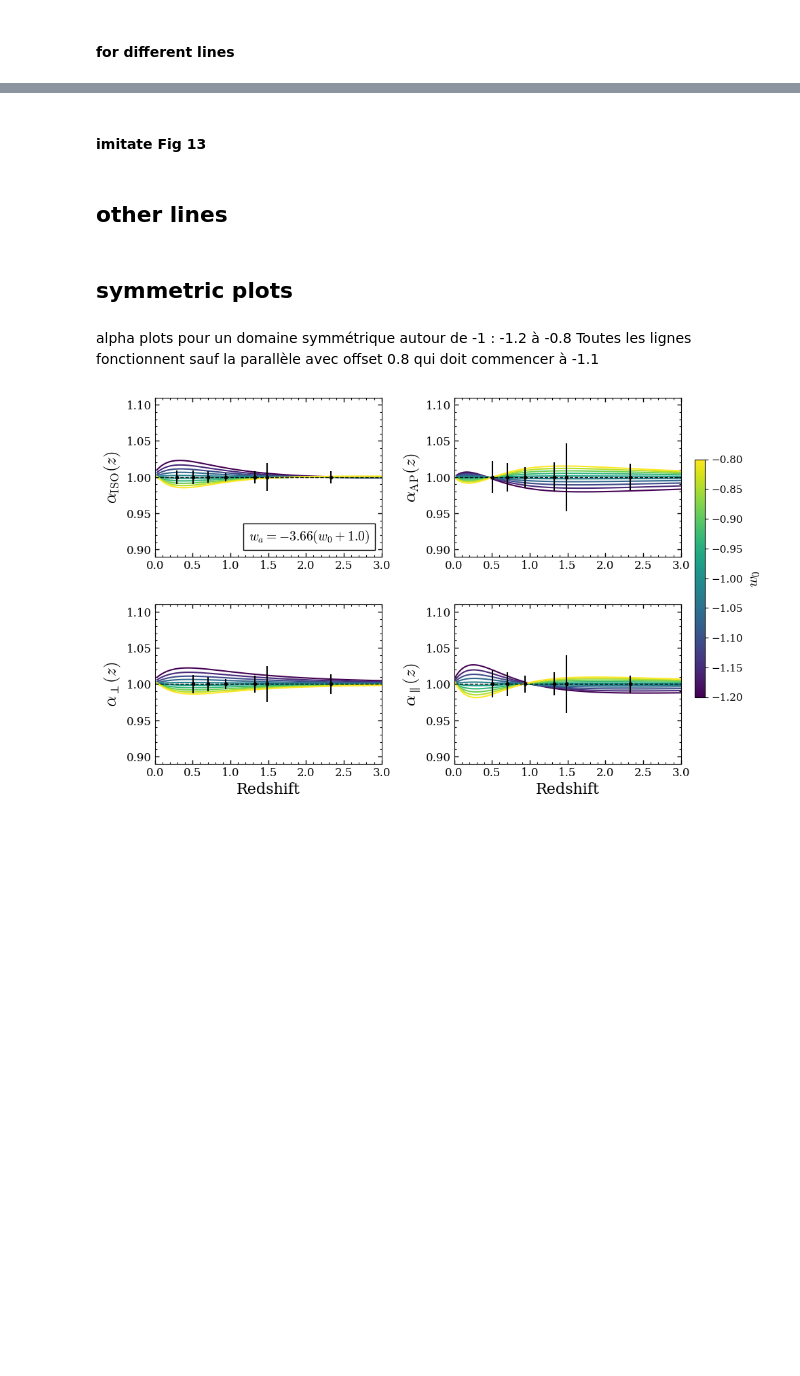
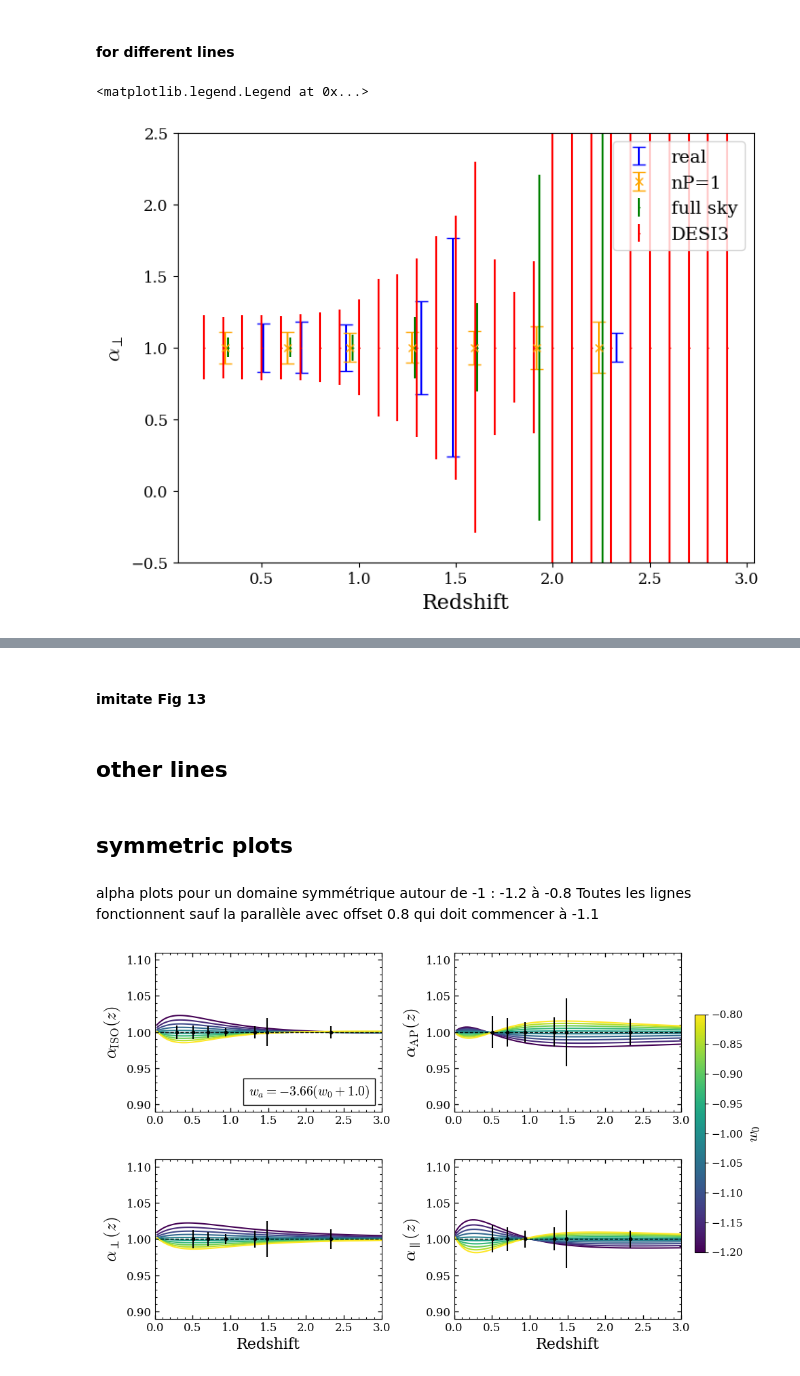
Before and after one commit to AdrienGond/PDM2026, a Jupyter notebook: notebooks/Forecast_error_bars_DM_DH.ipynb, the cells around one changed output, grey strips where cells are left out. Saved outputs shown, nothing was run; the diff lists cells and outputs as text; code cells hidden in the pictures; blank space fills up the shorter version.

```diff
--- a/notebooks/w_wa_analysis/degen_line_correct.ipynb
+++ b/notebooks/Forecast_error_bars_DM_DH.ipynb
@@ -607,3 +108,14 @@ def get_DESI_fid(redshift):
     DVover_rd_fid = DV_fid / rdrag_fid
 
     return DMover_rd_fid, DHover_rd_fid, DVover_rd_fid
+# %%
+cov_DESI2nP1 = np.loadtxt(r'C:\EPFL\MA4\code\PDM2026\cov_mat\DESI2nP=1\cov_DM_DH.txt')
+z_DESInP1 = np.loadtxt(r'C:\EPFL\MA4\code\PDM2026\cov_mat\DESI2nP=1\redshifts.txt')
+
+cov_DESI2fullsky = np.loadtxt(r'C:\EPFL\MA4\code\PDM2026\cov_mat\DESI2_fullsky\cov_DM_DH.txt')
+z_DESIfullsky = np.loadtxt(r'C:\EPFL\MA4\code\PDM2026\cov_mat\DESI2_fullsky\redshifts.txt')
+
+cov_DESI = np.loadtxt(r'C:\EPFL\MA4\code\COBAYA_packages\data\bao_data\desi_bao_dr2\desi_gaussian_bao_ALL_GCcomb_cov.txt')
+
+cov_DESI3 = np.loadtxt(r'C:\EPFL\MA4\code\PDM2026\cov_mat\DESI3\cov_DM_DH.txt')
+z_DESI3 = np.loadtxt(r'C:\EPFL\MA4\code\PDM2026\cov_mat\DESI3\redshifts.txt')
@@ -609,0 +141,37 @@ def get_DESI_fid(redshift):
+# %%
+err_DM_nP1, err_DH_nP1 = extract_error_bars(cov_DESI2nP1)
+err_DM_fullsky, err_DH_fullsky = extract_error_bars(cov_DESI2fullsky)
+
+err_DM_3, err_DH_3 = extract_error_bars(cov_DESI3)
+
+err_DM_real, err_DH_real = extract_error_bars(cov_DESI, DESI_style=True)
+# %%
+z = np.linspace(0.01, 3, 100)
+
+DM, DH, _ = get_DESI_fid(z)
+
+DESI_errors, z_DESI = get_DESI_errors()
+
+DM_err_DESI = [DESI_errors[z]['d_perp'] for z in z_DESI[1:]]
+DH_err_DESI = [DESI_errors[z]['d_par'] for z in z_DESI[1:]]
+
+DM_DESI, DH_DESI, _ = get_DESI_fid(z_DESI[1:])
+
+DM_nP1, DH_nP1, _ = get_DESI_fid(z_DESInP1)
+
+DM_fullsky, DH_fullsky, _ = get_DESI_fid(z_DESIfullsky)
+# %%
+plt.figure(figsize=(8, 6))
+plt.errorbar(z_DESI[1:], [1 for _ in z_DESI[1:]], yerr=err_DM_real, fmt='o', capsize=5, ms=0, label='real', color='blue')
+plt.errorbar(z_DESInP1, [1 for _ in z_DESInP1], yerr=err_DM_nP1, fmt='x', capsize=5, label='nP=1', color='orange')
+plt.errorbar(z_DESIfullsky + 0.015, [1 for _ in z_DESIfullsky], yerr=err_DM_fullsky, fmt='x', ms=1, label='full sky', color='green')
+plt.errorbar(z_DESI3, [1 for _ in z_DESI3], yerr=err_DM_3, fmt='x', ms=1, label='DESI3', color='red')
+
+plt.ylim(-0.5, 2.5)
+
+plt.xlabel('Redshift')
+plt.ylabel(r'$\alpha_\perp$')
+plt.legend()
+# %% [output]
+<matplotlib.legend.Legend at 0x...>
+[figure, added]
```
Also changed, not shown: parts of 39 cells of this notebook, 22 other files.
